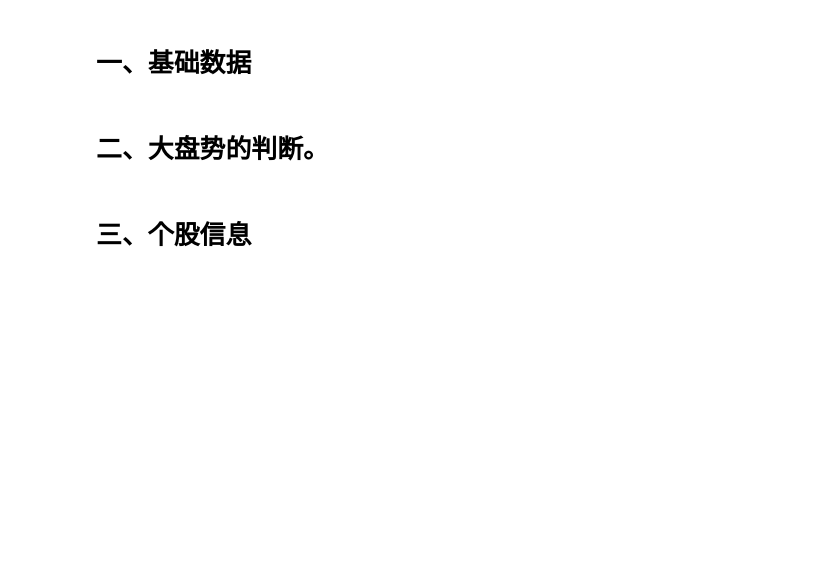
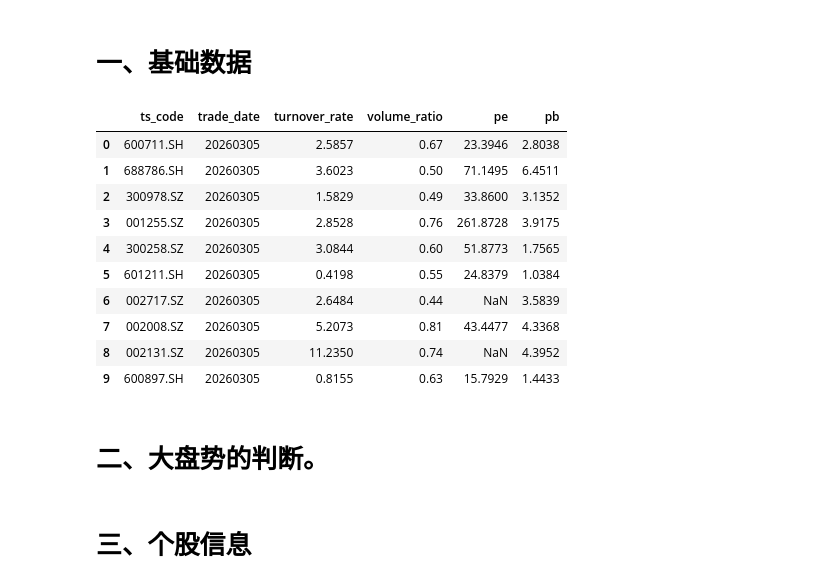
Before and after one commit to whgloveucq/jupyterfiles, a Jupyter notebook: OApractice/stock_study2023.ipynb, the cells around one changed output. Drawn from its saved outputs; the diff is of its cells as text; code cells hidden in the pictures; blank space fills up the shorter version.

```diff
--- a/OApractice/stock_study2023.ipynb
+++ b/OApractice/stock_study2023.ipynb
@@ -242,7 +242,19 @@ df_express=get_source().express(ts_code='600000.SH', start_date='20180101', end_
 # get_source().concept_detail('300365.SZ')
 df = get_source().query('daily_basic', ts_code='', trade_date='',fields='ts_code,trade_date,turnover_rate,volume_ratio,pe,pb')
 # %%
-# df.head(10)
+df.head(10)
+# %% [output]
+|  | ts_code | trade_date | turnover_rate | volume_ratio | pe | pb |
+| 0 | 600711.SH | 20260305 | 2.5857 | 0.67 | 23.3946 | 2.8038 |
+| 1 | 688786.SH | 20260305 | 3.6023 | 0.50 | 71.1495 | 6.4511 |
+| 2 | 300978.SZ | 20260305 | 1.5829 | 0.49 | 33.8600 | 3.1352 |
+| 3 | 001255.SZ | 20260305 | 2.8528 | 0.76 | 261.8728 | 3.9175 |
+| 4 | 300258.SZ | 20260305 | 3.0844 | 0.60 | 51.8773 | 1.7565 |
+| 5 | 601211.SH | 20260305 | 0.4198 | 0.55 | 24.8379 | 1.0384 |
+| 6 | 002717.SZ | 20260305 | 2.6484 | 0.44 | NaN | 3.5839 |
+| 7 | 002008.SZ | 20260305 | 5.2073 | 0.81 | 43.4477 | 4.3368 |
+| 8 | 002131.SZ | 20260305 | 11.2350 | 0.74 | NaN | 4.3952 |
+| 9 | 600897.SH | 20260305 | 0.8155 | 0.63 | 15.7929 | 1.4433 |
 # %%
 #取5G概念明细
 # df = get_source().concept_detail(id='TS2', fields='ts_code,name')
```
Also changed, not shown: parts of 12 cells of this notebook, 4 other files.
